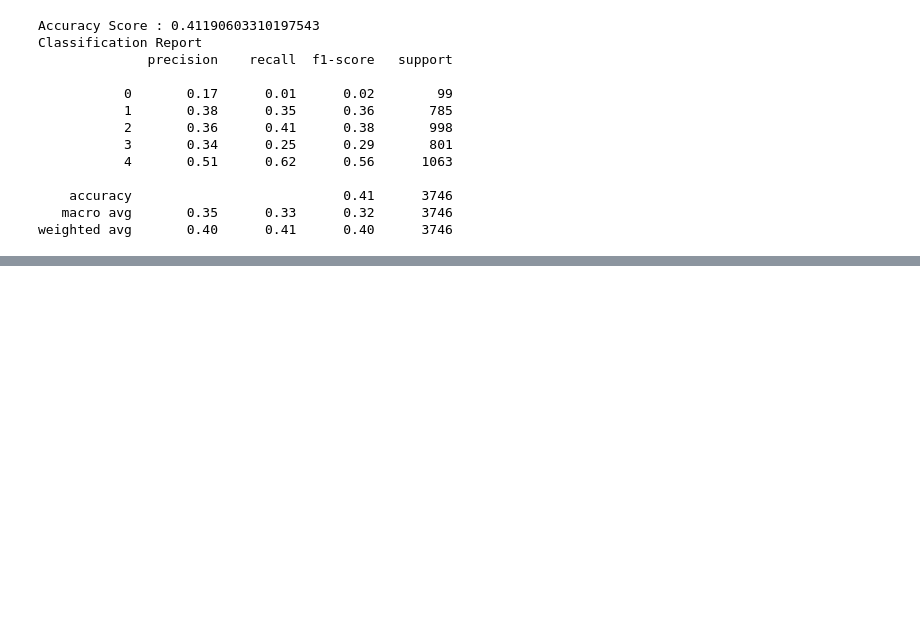
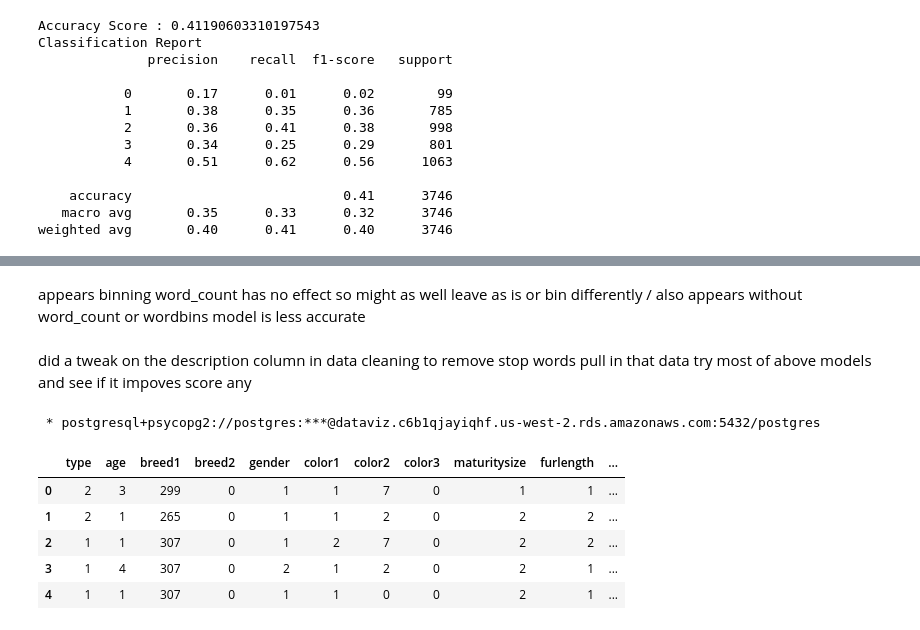
Before and after one commit to trosie3/UofODataViz_Final_Project, a Jupyter notebook: MLmodel.ipynb, the cells around one changed output, grey strips where cells are left out. Drawn from its saved outputs; the diff is of its cells as text; code cells hidden in the pictures; blank space fills up the shorter version.

```diff
--- a/MLmodel.ipynb
+++ b/MLmodel.ipynb
@@ -472,0 +763,19 @@ so far model two has best accuracy -- next tweak other part of model or data?
+# %% [markdown]
+appears binning word_count has no effect so might as well leave as is or bin differently / also appears without word_count or wordbins model is less accurate
+# %% [markdown]
+did a tweak on the description column in data cleaning to remove stop words pull in that data try most of above models and see if it impoves score any
+# %%
+# pull in new data
+pet_df2 = %sql SELECT * FROM cleaned_train_optimized;
+# %% [output]
+ * postgresql+psycopg2://postgres:***@dataviz.c6b1qjayiqhf.us-west-2.rds.amazonaws.com:5432/postgres
+# %%
+#make sure pulled
+pet_df2.head()
+# %% [output]
+|  | type | age | breed1 | breed2 | gender | color1 | color2 | color3 | maturitysize | furlength | ... |
+| 0 | 2 | 3 | 299 | 0 | 1 | 1 | 7 | 0 | 1 | 1 | ... |
+| 1 | 2 | 1 | 265 | 0 | 1 | 1 | 2 | 0 | 2 | 2 | ... |
+| 2 | 1 | 1 | 307 | 0 | 1 | 2 | 7 | 0 | 2 | 2 | ... |
+| 3 | 1 | 4 | 307 | 0 | 2 | 1 | 2 | 0 | 2 | 1 | ... |
+| 4 | 1 | 1 | 307 | 0 | 1 | 1 | 0 | 0 | 2 | 1 | ... |
```
Also changed, not shown: parts of 61 cells of this notebook, 3 other files.
